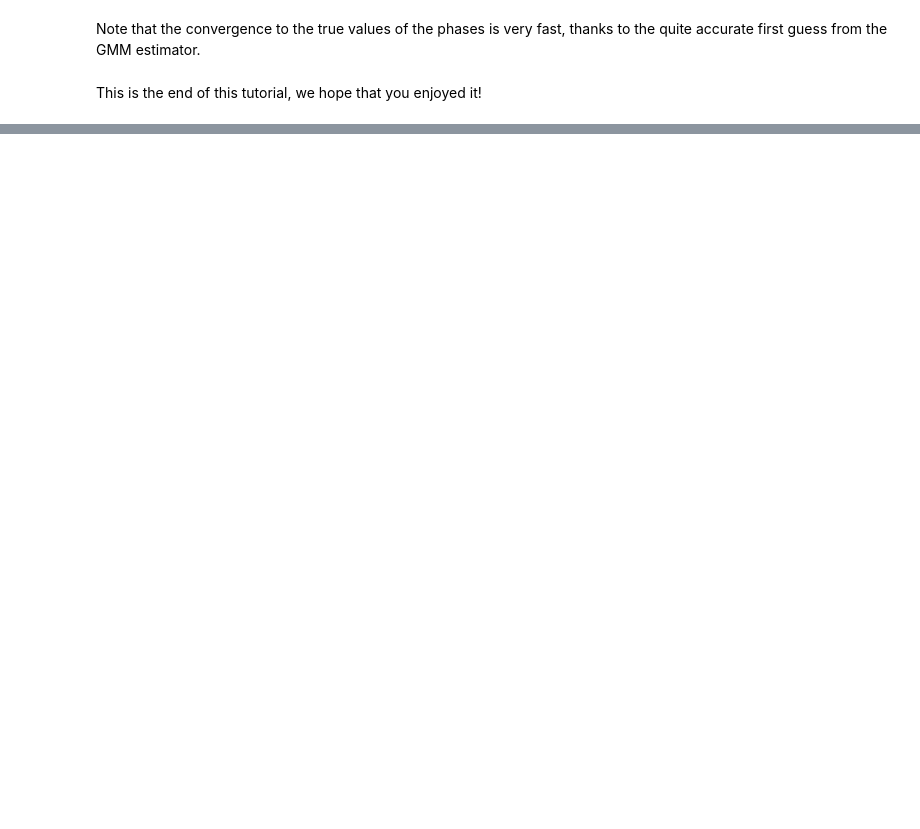
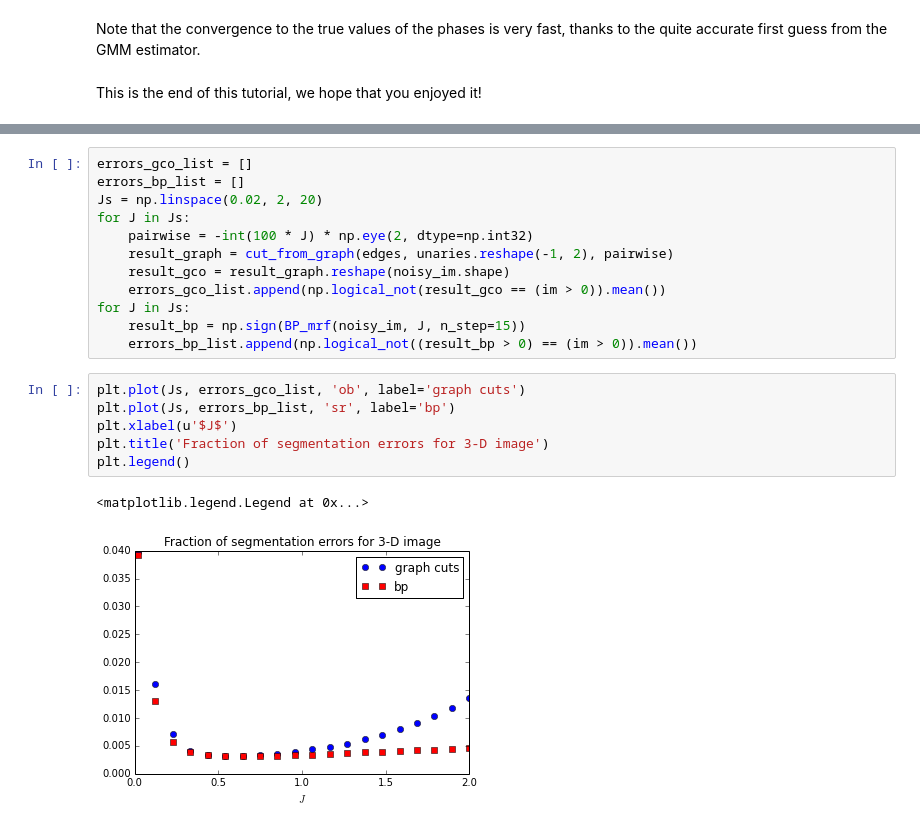
Before and after one commit to emmanuelle/image-processing-tutorials, a Jupyter notebook: binary_segmentation.ipynb, the cells around one changed output, grey strips where cells are left out. Drawn from its saved outputs; the diff is of its cells as text; blank space fills up the shorter version.

```diff
--- a/binary_segmentation.ipynb
+++ b/binary_segmentation.ipynb
@@ -429,0 +566,21 @@ This is the end of this tutorial, we hope that you enjoyed it!
+# %%
+errors_gco_list = []
+errors_bp_list = []
+Js = np.linspace(0.02, 2, 20)
+for J in Js:
+    pairwise = -int(100 * J) * np.eye(2, dtype=np.int32)
+    result_graph = cut_from_graph(edges, unaries.reshape(-1, 2), pairwise)
+    result_gco = result_graph.reshape(noisy_im.shape)
+    errors_gco_list.append(np.logical_not(result_gco == (im > 0)).mean())
+for J in Js:
+    result_bp = np.sign(BP_mrf(noisy_im, J, n_step=15))
+    errors_bp_list.append(np.logical_not((result_bp > 0) == (im > 0)).mean())
+# %%
+plt.plot(Js, errors_gco_list, 'ob', label='graph cuts')
+plt.plot(Js, errors_bp_list, 'sr', label='bp')
+plt.xlabel(u'$J$')
+plt.title('Fraction of segmentation errors for 3-D image')
+plt.legend()
+# %% [output]
+<matplotlib.legend.Legend at 0x...>
+[figure, added]
```
Also changed, not shown: parts of 24 cells of this notebook.
